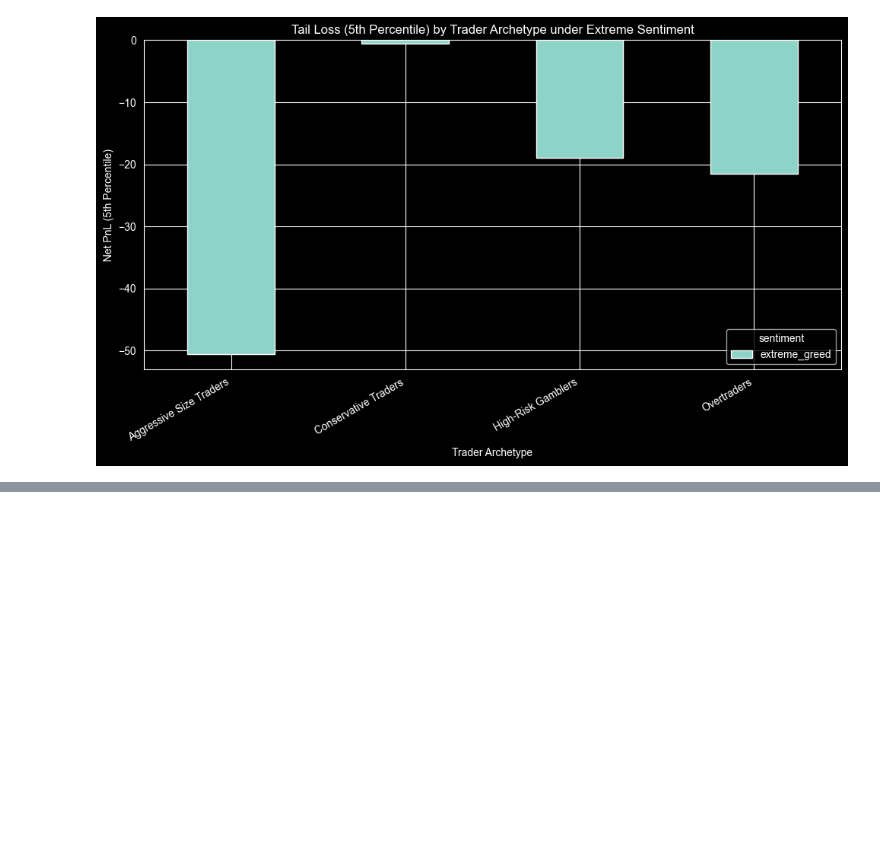
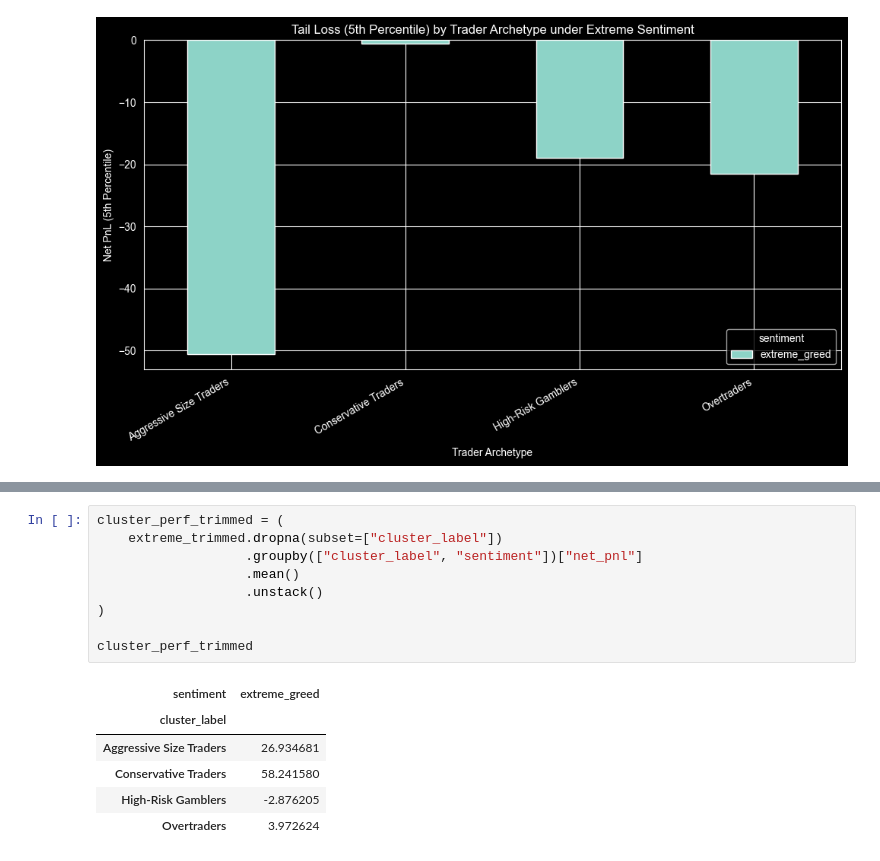
Before and after one commit to DeadBoTt-exe/Assignment_Primetrade.ai, a Jupyter notebook: notebook2.ipynb, the cells around one changed output, grey strips where cells are left out. Saved outputs shown, nothing was run; the diff lists cells and outputs as text; blank space fills up the shorter version.

```diff
--- a/notebook2.ipynb
+++ b/notebook2.ipynb
@@ -382,0 +442,16 @@ plt.show()
+# %%
+cluster_perf_trimmed = (
+    extreme_trimmed.dropna(subset=["cluster_label"])
+                   .groupby(["cluster_label", "sentiment"])["net_pnl"]
+                   .mean()
+                   .unstack()
+)
+
+cluster_perf_trimmed
+# %% [output]
+| sentiment | extreme_greed |
+| cluster_label |  |
+| Aggressive Size Traders | 26.934681 |
+| Conservative Traders | 58.241580 |
+| High-Risk Gamblers | -2.876205 |
+| Overtraders | 3.972624 |
```
Also changed, not shown: parts of 16 cells of this notebook.
